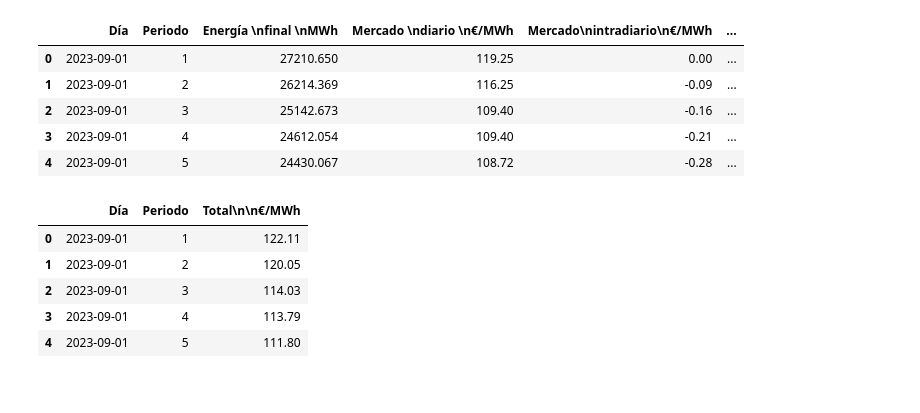
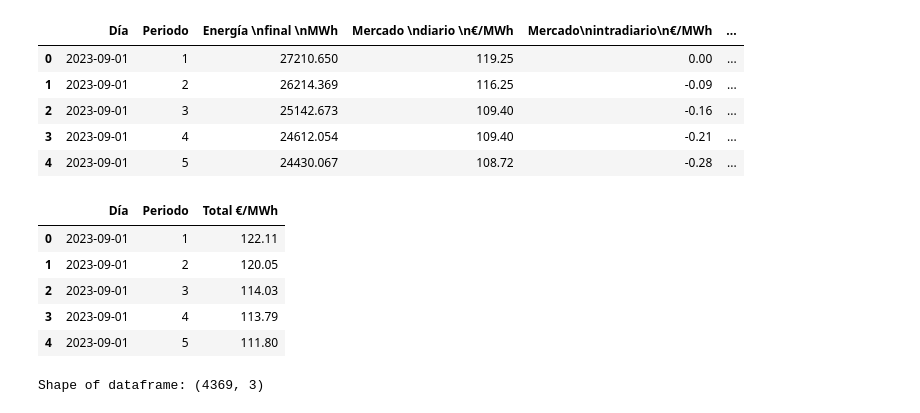
Before and after one commit to Ignacio-Antequera/PVPC-Market-Price-Forecasting, a Jupyter notebook: PVPC-Predictor.ipynb, the cells around one changed output. Drawn from its saved outputs; the diff is of its cells as text; code cells hidden in the pictures.

Commit message:
Verifying the shape of our df

```diff
--- a/PVPC-Predictor.ipynb
+++ b/PVPC-Predictor.ipynb
@@ -188,14 +188,23 @@ combined_df.head()
 | 3 | 2023-09-01 | 4 | 24612.054 | 109.40 | -0.21 | ... |
 | 4 | 2023-09-01 | 5 | 24430.067 | 108.72 | -0.28 | ... |
 # %%
+# Rename column using a dictionary
+new_column_names = {"Total\n\n€/MWh": "Total €/MWh"}
+combined_df = combined_df.rename(columns=new_column_names)
+
 # Select desired columns
-desired_columns = ["Día", "Periodo", "Total\n\n€/MWh"]
+desired_columns = ["Día", "Periodo", "Total €/MWh"]
 filtered_df = combined_df[desired_columns]
 filtered_df.head()
 # %% [output]
-|  | Día | Periodo | Total\n\n€/MWh |
+|  | Día | Periodo | Total €/MWh |
 | 0 | 2023-09-01 | 1 | 122.11 |
 | 1 | 2023-09-01 | 2 | 120.05 |
 | 2 | 2023-09-01 | 3 | 114.03 |
 | 3 | 2023-09-01 | 4 | 113.79 |
 | 4 | 2023-09-01 | 5 | 111.80 |
+# %%
+# Check the shape of the DataFrame
+print(f"Shape of dataframe: {filtered_df.shape}")
+# %% [output]
+Shape of dataframe: (4369, 3)
```
